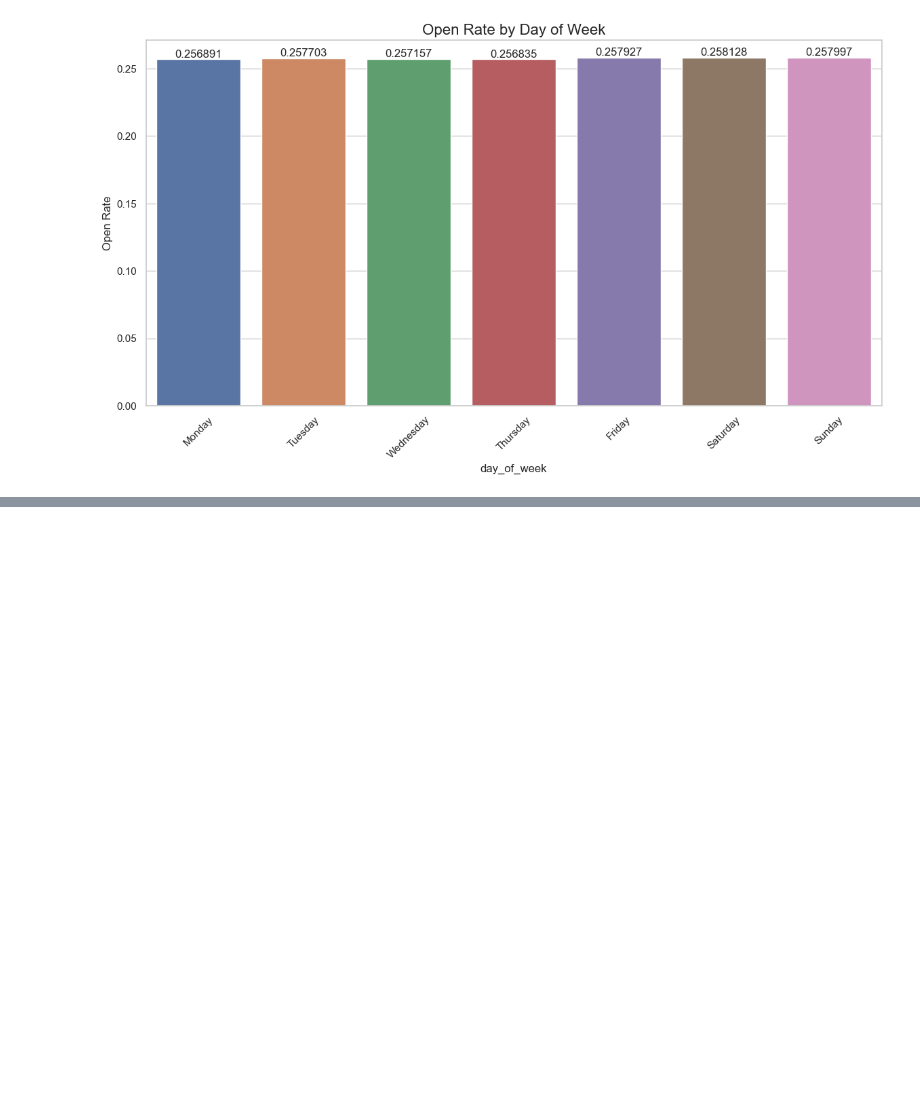
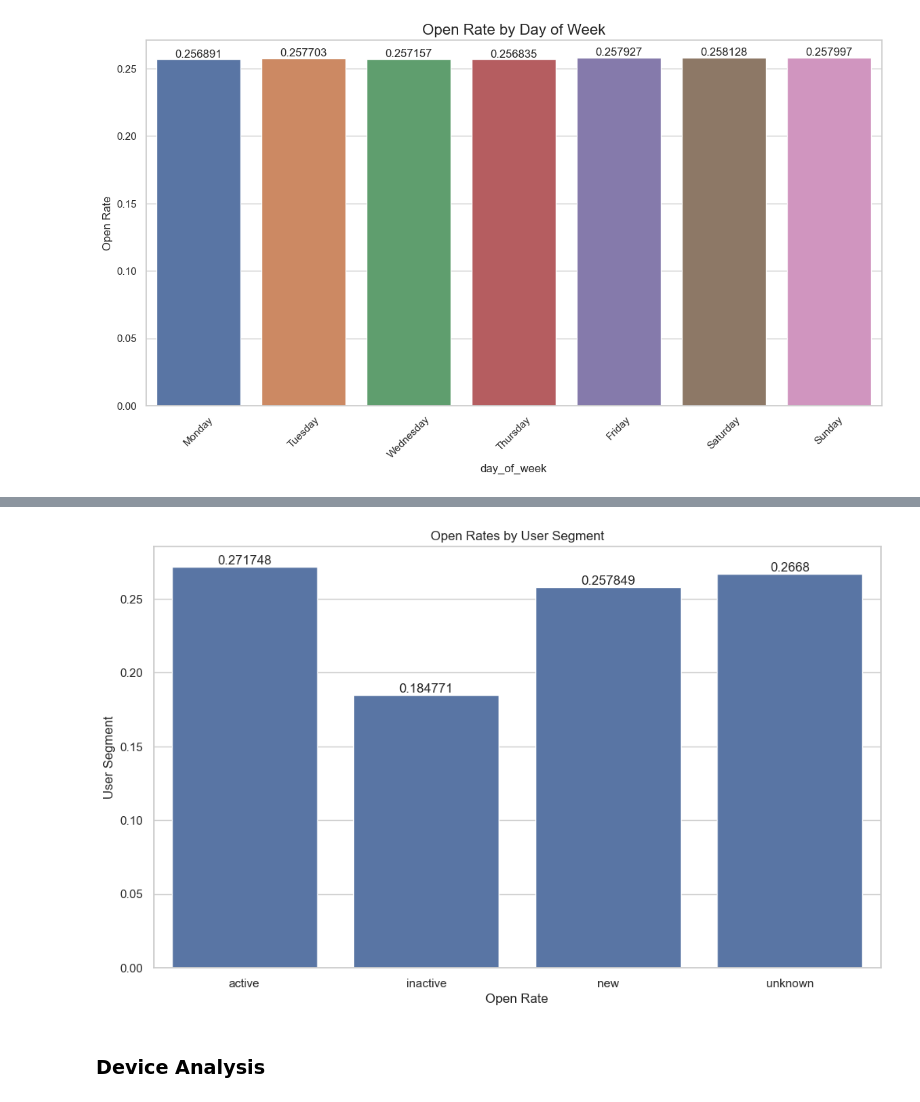
Before and after one commit to AdnanRahmanpoor/email_ab_testing_project, a Jupyter notebook: notebooks/02_eda.ipynb, the cells around one changed output, grey strips where cells are left out. Saved outputs shown, nothing was run; the diff lists cells and outputs as text; code cells hidden in the pictures; blank space fills up the shorter version.

```diff
--- a/notebooks/02_eda.ipynb
+++ b/notebooks/02_eda.ipynb
@@ -316,0 +409,17 @@ plt.show()
+# %%
+# User Segment Metric
+segment_metrics = df.groupby('user_segment').agg({
+    'user_id': 'count',
+    'open': 'mean',
+    'click': lambda x: x.sum() / len(x),
+    'convert': lambda x: x.sum() / len(x),
+    'engagement_score': 'mean'
+}).reset_index()
+
+segment_metrics.columns = ['user_segment', 'count', 'open_rate', 'click_rate', 'conversion_rate', 'engagement_score']
+
+# save to csv
+segment_metrics.to_csv(f"{output_dir}/user_segment_metrics.csv", index=False)
+
+print("User Segment Metrics:")
+segment_metrics
@@ -316,0 +433,18 @@ plt.show()
+# %%
+# Plotting
+plt.figure(figsize=(12, 7))
+
+ax = sns.barplot(data=segment_metrics, x='user_segment', y='open_rate', errorbar=('ci', 95))
+
+for i in ax.containers:
+    ax.bar_label(i,)
+
+plt.title('Open Rates by User Segment')
+plt.ylabel('User Segment')
+plt.xlabel('Open Rate')
+plt.savefig(f"{output_dir}/user_segment_open_rates.png", dpi=300, bbox_inches='tight')
+plt.show()
+# %% [output]
+[figure, added]
+# %% [markdown]
+### Device Analysis
```
Also changed, not shown: parts of 11 cells of this notebook, 6 other files.
